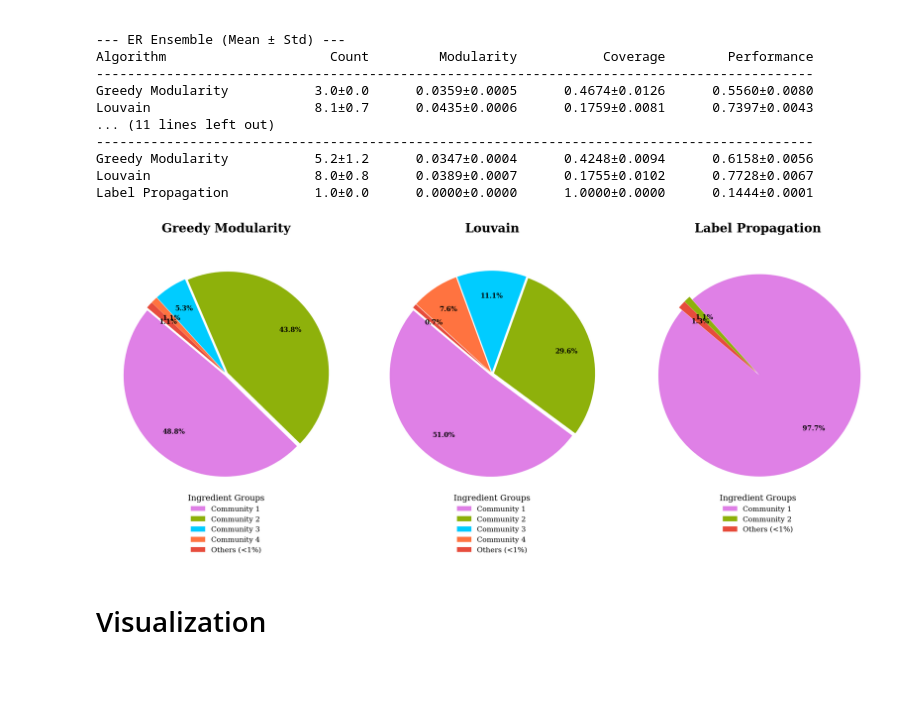
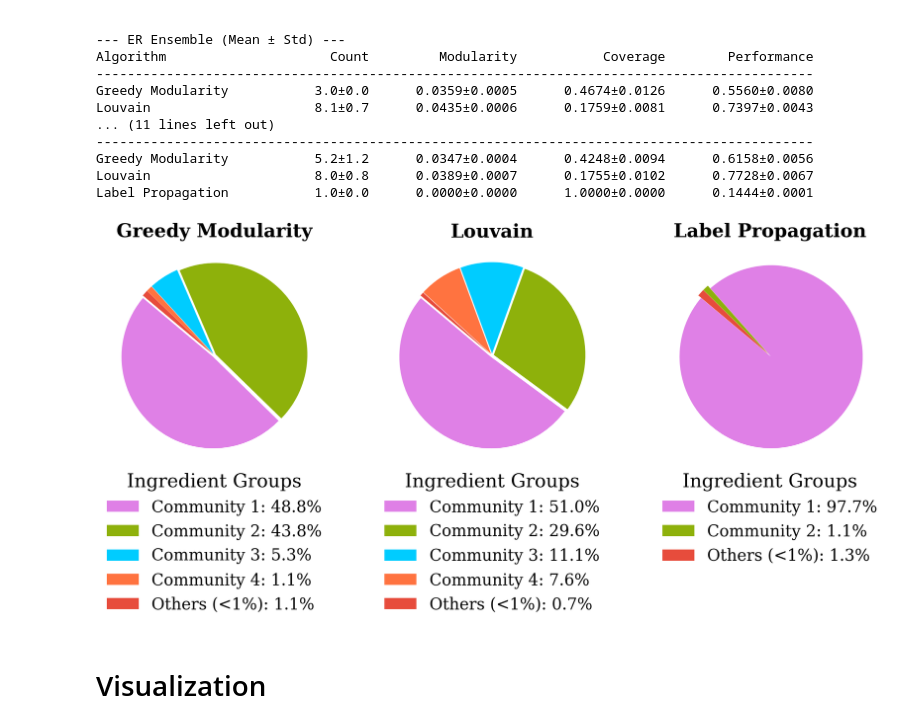
Before and after one commit to AleixCaCh/Ingredient-Network-Analysis, a Jupyter notebook: ingredient_net_analysis.ipynb, the cells around one changed output. Saved outputs shown, nothing was run; the diff lists cells and outputs as text; code cells hidden in the pictures; blank space fills up the shorter version.

```diff
--- a/ingredient_net_analysis.ipynb
+++ b/ingredient_net_analysis.ipynb
@@ -838,3 +854,17 @@ def analyze_null_model(G_null):
     })
 
     return centrality_summary
+# %%
+# Let's find the correct m value so BA has same average degree than our network
+
+# Define the coefficients for m^2 - Nm + E = 0 (take into account we start with a star by default in networkX)
+# a = 1, b = -N, c = E
+coeffs = [1, -N, E]
+roots = np.roots(coeffs)
+
+# Print both solutions
+print(f"Possible values for m: {roots}")
+
+# Select the smaller root (the physical growth solution)
+m_ideal = int(round(min(roots)))
+print(f"Selected m for BA model: {m_ideal}")
@@ -850,7 +883,7 @@ for i in range(10):
     ER_results.append(analyze_null_model(ER))
 
     # Barabási-Albert
-    BA = nx.barabasi_albert_graph(N, m=round(E / N), seed=seed_i)
+    BA = nx.barabasi_albert_graph(N, m=m_ideal, seed=seed_i)
     BA_results.append(analyze_null_model(BA))
 
     # Configuration Model
@@ -1291,7 +1324,7 @@ for i in range(10):
     ER_comm_results.append(analyze_null_communities(ER))
 
     # --- BA ---
-    BA = nx.barabasi_albert_graph(N, m=round(E / N), seed=SEED + 2*i)
+    BA = nx.barabasi_albert_graph(N, m=m_ideal, seed=SEED + 2*i)
     BA_comm_results.append(analyze_null_communities(BA))
 
     # --- Configuration Model ---
@@ -1405,44 +1438,45 @@ for i, method in enumerate(methods):
 
     # Color Assignment
     current_colors = []
     for j, label in enumerate(labels):
         if "Others" in label:
             current_colors.append("#e74c3c") # We put red for "Others"
         else:
             # Map the rank to the Gephi color palette
             color_index = j % len(gephi_colors)
             current_colors.append(gephi_colors[color_index])
 
-    wedges, texts, autotexts = axes[i].pie(
+    # Calculate percentages for the legend
+    total = sum(final_sizes)
+    legend_labels_with_pct = [f"{l}: {(s/total)*100:.1f}%" for l, s in zip(labels, final_sizes)]
+
+    wedges, texts = axes[i].pie(
         final_sizes,
         labels=None,
-        autopct='%1.1f%%',
+        autopct=None,
         startangle=140,
         colors=current_colors,
-        pctdistance=0.75,
         explode=[0.02] * len(final_sizes)
     )
 
-    plt.setp(autotexts, size=13, weight="bold", color="black")
-    axes[i].set_title(method, fontsize=24, pad=30, weight='bold')
+    axes[i].set_title(method, fontsize=35, pad=0, weight='bold')
 
-    # Legend positioned at the bottom
     axes[i].legend(
         wedges,
-        labels,
+        legend_labels_with_pct, # Use the labels that include %
         title="Ingredient Groups",
         loc="upper center",
         bbox_to_anchor=(0.5, 0.05),
-        fontsize=14,
-        title_fontsize=16,
+        fontsize=30,
+        title_fontsize=35,
         frameon=False
     )
 
 plt.tight_layout()
-plt.savefig("Ingredient_communities_circles.pdf")
+plt.savefig("Ingredient_communities_circles.pdf", bbox_inches='tight')
 plt.show()
 # %% [output]
-[figure, old version]
+[figure, new version]
 # %% [markdown]
 # Visualization
 # %%
```
Also changed, not shown: parts of 17 cells of this notebook, 1 other file.
